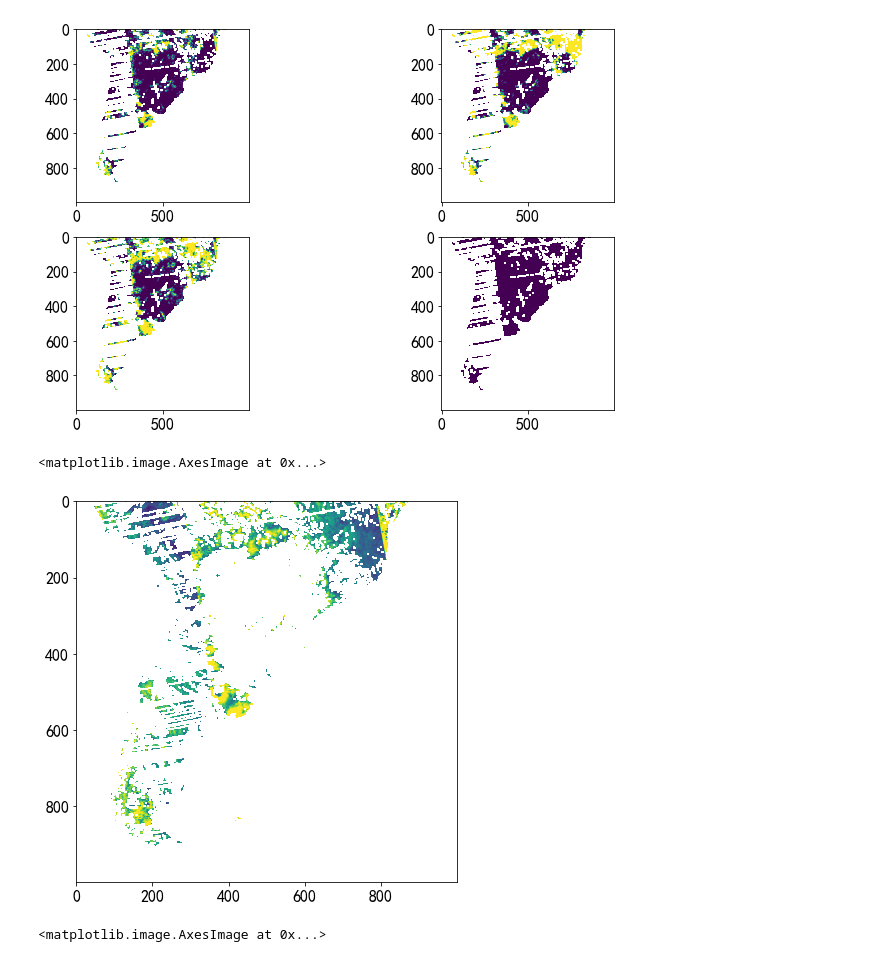
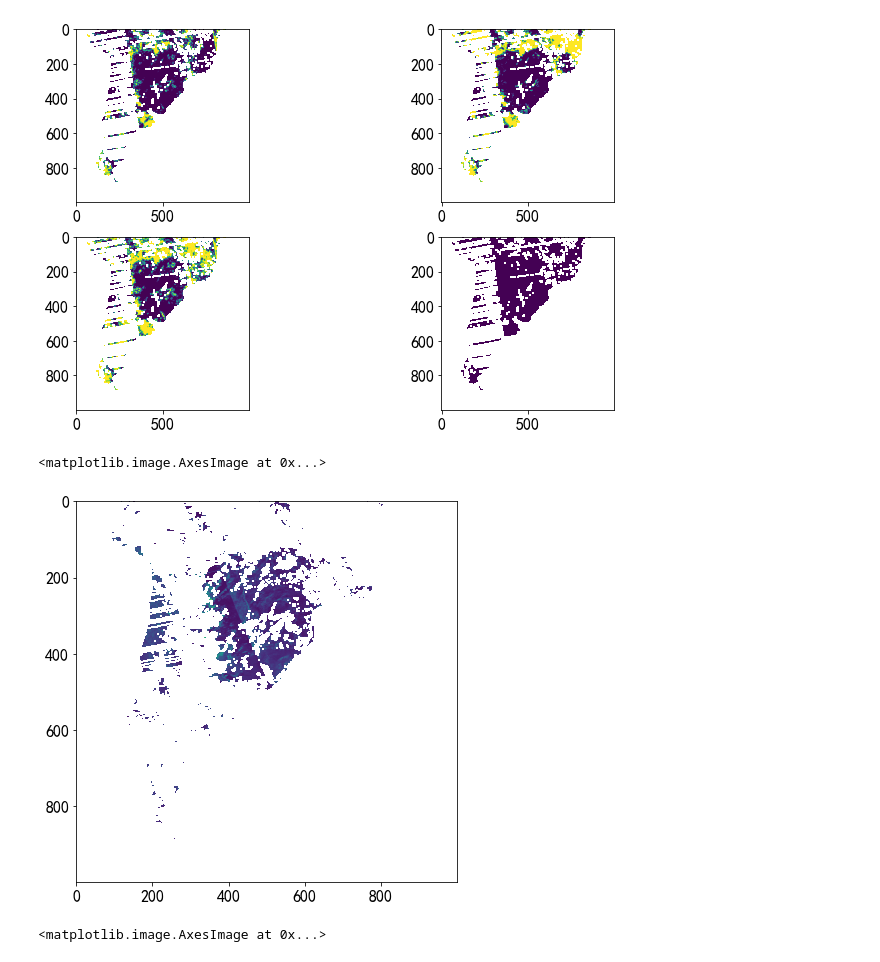
Before and after one commit to vysitu/avhrr_tools, a Jupyter notebook: fire/1_mask.ipynb, the cells around one changed output. Drawn from its saved outputs; the diff is of its cells as text; code cells hidden in the pictures.

```diff
--- a/fire/1_mask.ipynb
+++ b/fire/1_mask.ipynb
@@ -126,13 +126,13 @@ ax[2].imshow(cond3); ax[3].imshow(cond4)
 [figure]
 # %%
 modis_cldmsk = cond1+cond2+cond3+cond4
-modis_cldmsk = np.where(modis_cldmsk>0, 1, 0)
+modis_cldmsk = np.where(modis_cldmsk>0, 0, 1)
 b1masked = ssb1*modis_cldmsk
 b1masked = np.where(b1masked<=0, np.nan, b1masked)
 plt.imshow(b1masked)
 # %% [output]
 <matplotlib.image.AxesImage at 0x...>
-[figure, old version]
+[figure, new version]
 # %%
 default_cldmsk = qa_masks[1,:,:]+qa_masks[2,:,:]
 default_cldmsk = np.where(default_cldmsk>0, 1, 0)
```
Also changed, not shown: parts of 5 cells of this notebook, 3 other files.
